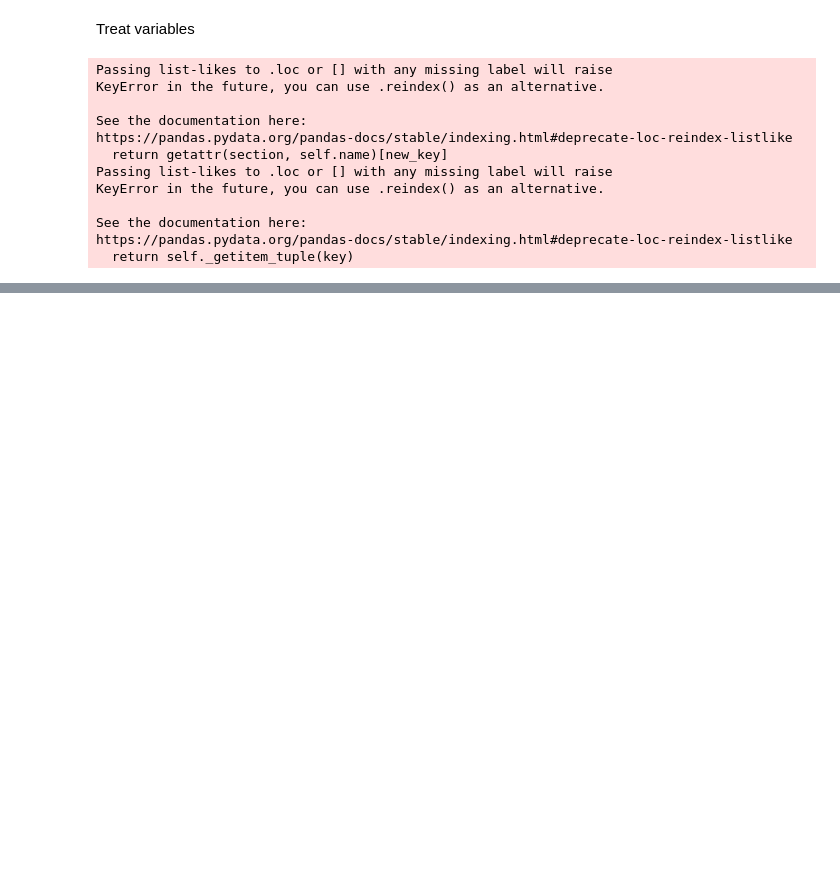
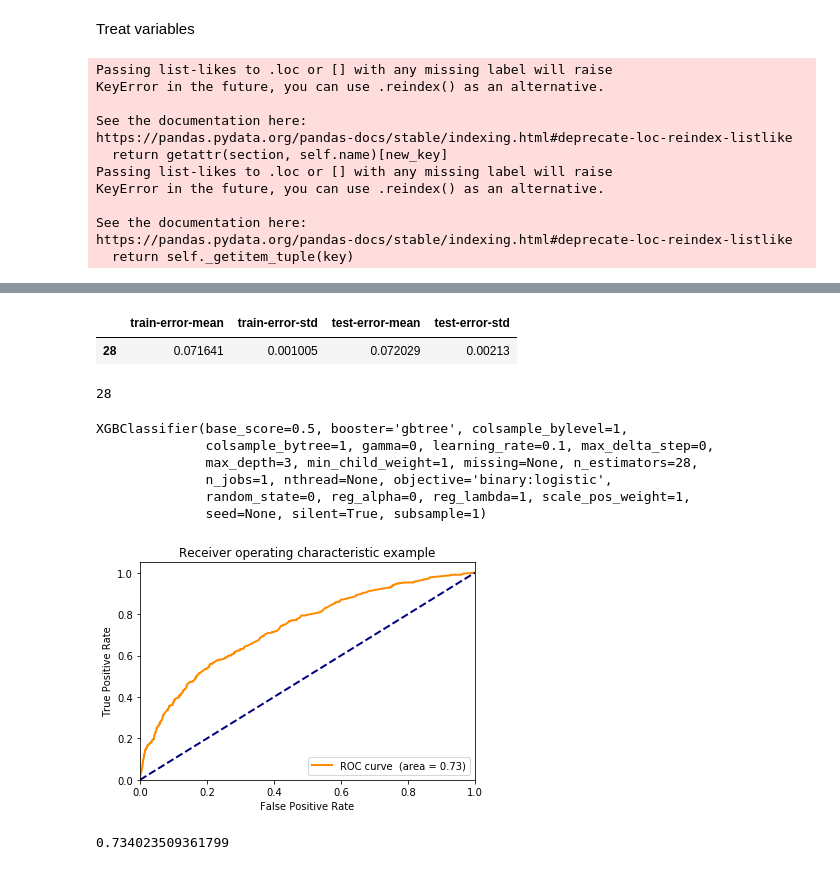
Before and after one commit to WinVector/pyvtreat, a Jupyter notebook: Examples/KDD2009Example.ipynb, the cells around one changed output, grey strips where cells are left out. Saved outputs shown, nothing was run; the diff lists cells and outputs as text; code cells hidden in the pictures; blank space fills up the shorter version.

Commit message:
full run, need to debug a missing index warning

```diff
--- a/Examples/KDD2009Example.ipynb
+++ b/Examples/KDD2009Example.ipynb
@@ -102,0 +129,31 @@ plan.score_frame_
+# %%
+best = cv.loc[cv["test-error-mean"]<= min(cv["test-error-mean"] + 1.0e-9), :]
+best
+# %% [output]
+|  | train-error-mean | train-error-std | test-error-mean | test-error-std |
+| 28 | 0.071641 | 0.001005 | 0.072029 | 0.00213 |
+# %%
+ntree = best.index.values[0]
+ntree
+# %% [output]
+28
+# %%
+fitter = xgboost.XGBClassifier(n_estimators=ntree, max_depth=3, objective='binary:logistic')
+fitter
+# %% [output]
+XGBClassifier(base_score=0.5, booster='gbtree', colsample_bylevel=1,
+              colsample_bytree=1, gamma=0, learning_rate=0.1, max_delta_step=0,
+              max_depth=3, min_child_weight=1, missing=None, n_estimators=28,
+              n_jobs=1, nthread=None, objective='binary:logistic',
+              random_state=0, reg_alpha=0, reg_lambda=1, scale_pos_weight=1,
+              seed=None, silent=True, subsample=1)
+# %%
+model = fitter.fit(cross_frame, churn_train)
+# %%
+test_processed = plan.transform(d_test)
+# %%
+
+pf = pandas.DataFrame({"churn":churn_test})
+preds = model.predict_proba(test_processed)
+# %%
+pf["pred"] = preds[:, 1]
@@ -102,0 +162,5 @@ plan.score_frame_
+# %%
+wvpy.util.plot_roc(pf["pred"], pf["churn"])
+# %% [output]
+[figure, added]
+0.734023509361799
```
Also changed, not shown: parts of 6 cells of this notebook, 3 other files.
